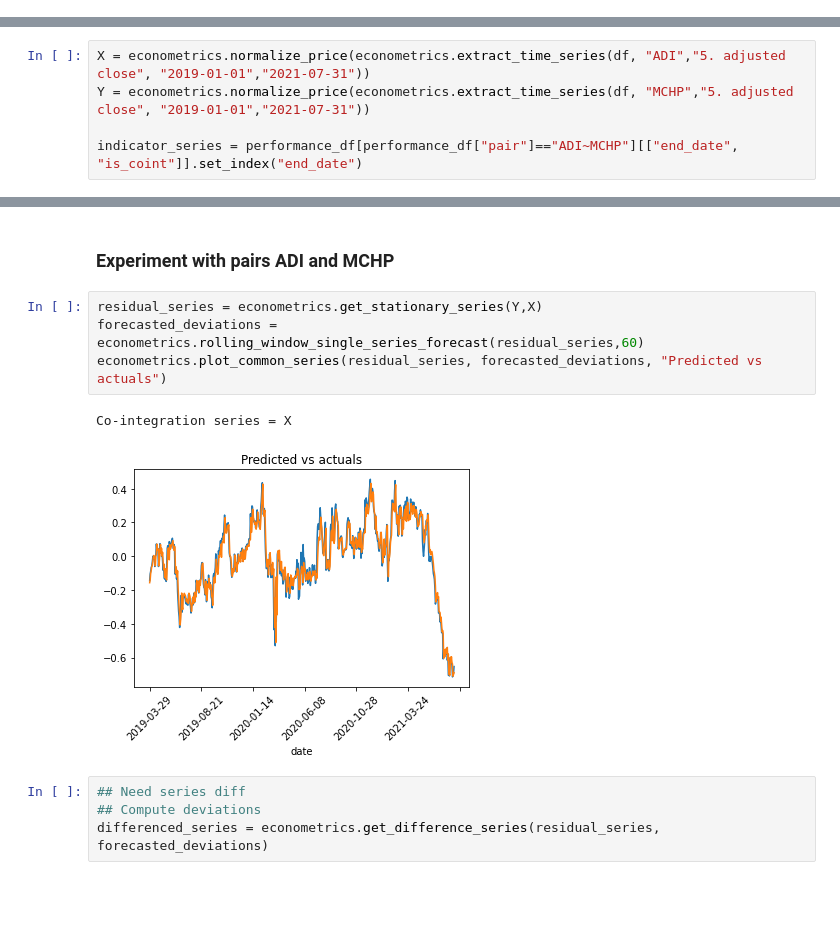
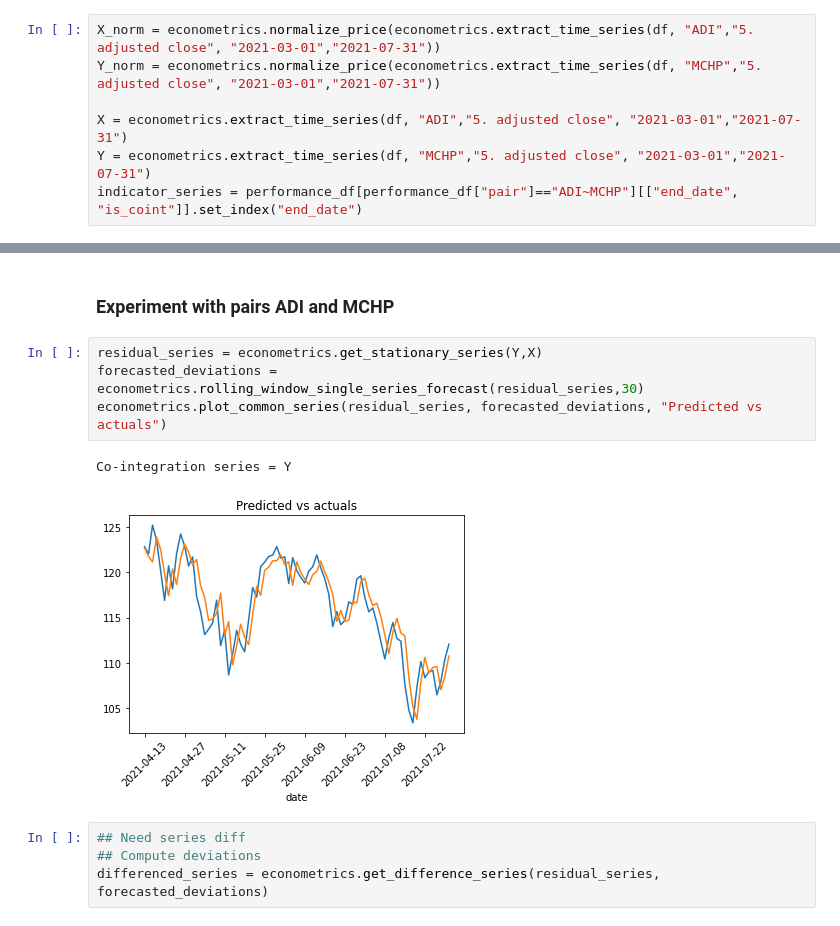
Before and after one commit to kunalc10/appianway, a Jupyter notebook: notebooks/trading_pairs.ipynb, the cells around one changed output, grey strips where cells are left out. Saved outputs shown, nothing was run; the diff lists cells and outputs as text; blank space fills up the shorter version.

```diff
--- a/notebooks/trading_pairs.ipynb
+++ b/notebooks/trading_pairs.ipynb
@@ -80,4 +83,11 @@ def plot_triple_curves(S1,S2, S3,xlabel, ylabel, zlabel, S1_label, S2_label, S3_
 
     lns = [p1, p2, p3]
     host.legend(handles=lns, loc='best')
+# %%
+X_norm = econometrics.normalize_price(econometrics.extract_time_series(df, "ADI","5. adjusted close", "2021-03-01","2021-07-31"))
+Y_norm = econometrics.normalize_price(econometrics.extract_time_series(df, "MCHP","5. adjusted close", "2021-03-01","2021-07-31"))
+
+X = econometrics.extract_time_series(df, "ADI","5. adjusted close", "2021-03-01","2021-07-31")
+Y = econometrics.extract_time_series(df, "MCHP","5. adjusted close", "2021-03-01","2021-07-31")
+indicator_series = performance_df[performance_df["pair"]=="ADI~MCHP"][["end_date", "is_coint"]].set_index("end_date")
 # %%
@@ -104,5 +96,0 @@ date
-# %%
-X = econometrics.normalize_price(econometrics.extract_time_series(df, "ADI","5. adjusted close", "2019-01-01","2021-07-31"))
-Y = econometrics.normalize_price(econometrics.extract_time_series(df, "MCHP","5. adjusted close", "2019-01-01","2021-07-31"))
-
-indicator_series = performance_df[performance_df["pair"]=="ADI~MCHP"][["end_date", "is_coint"]].set_index("end_date")
@@ -131,11 +98,11 @@ date
 ### Experiment with pairs ADI and MCHP
 # %%
 residual_series = econometrics.get_stationary_series(Y,X)
-forecasted_deviations = econometrics.rolling_window_single_series_forecast(residual_series,60)
+forecasted_deviations = econometrics.rolling_window_single_series_forecast(residual_series,30)
 econometrics.plot_common_series(residual_series, forecasted_deviations, "Predicted vs actuals")
 # %% [output]
-Co-integration series = X
+Co-integration series = Y
-[figure, old version]
+[figure, new version]
 # %%
 ## Need series diff
 ## Compute deviations
```
Also changed, not shown: parts of 15 cells of this notebook, 1 other file.
